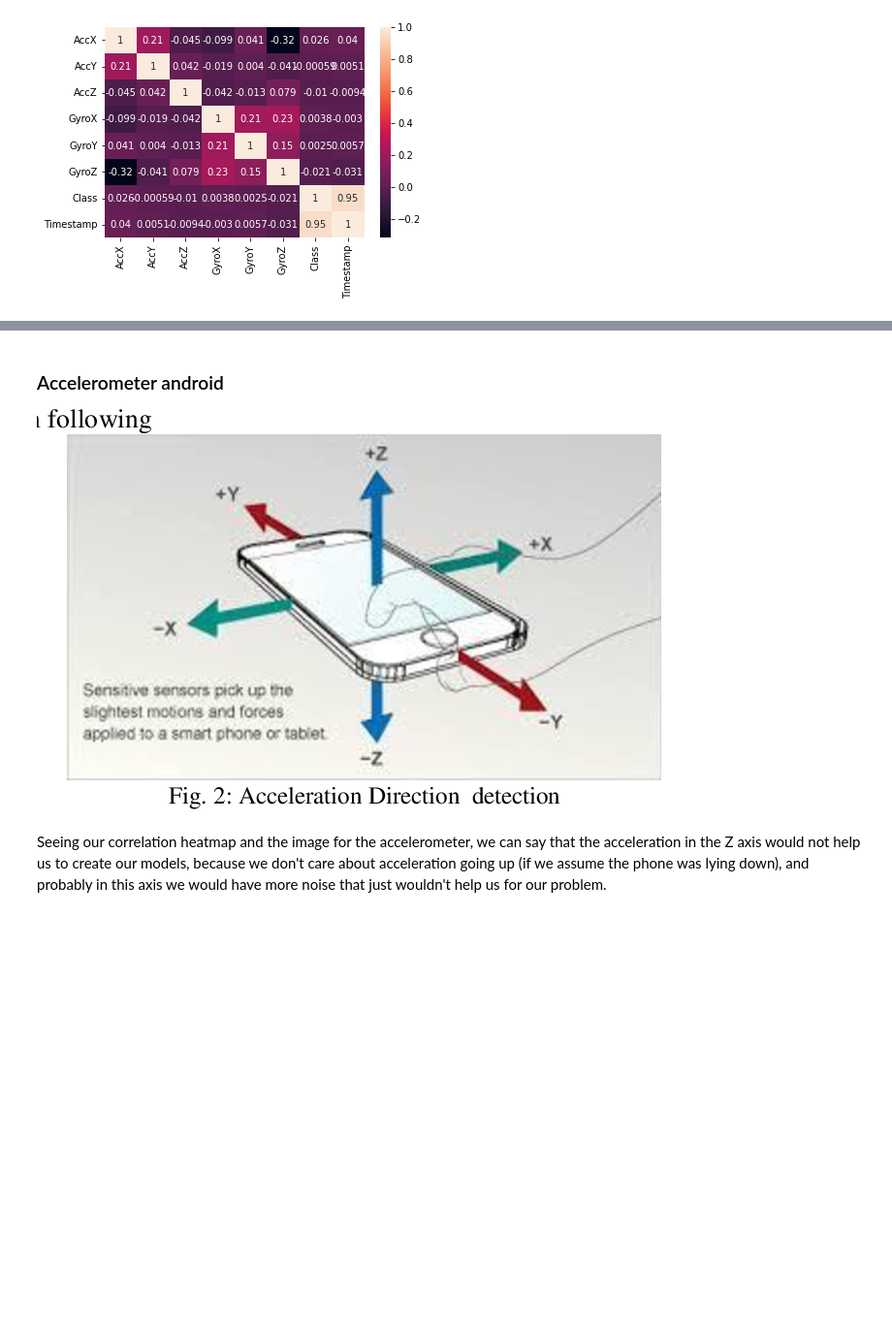
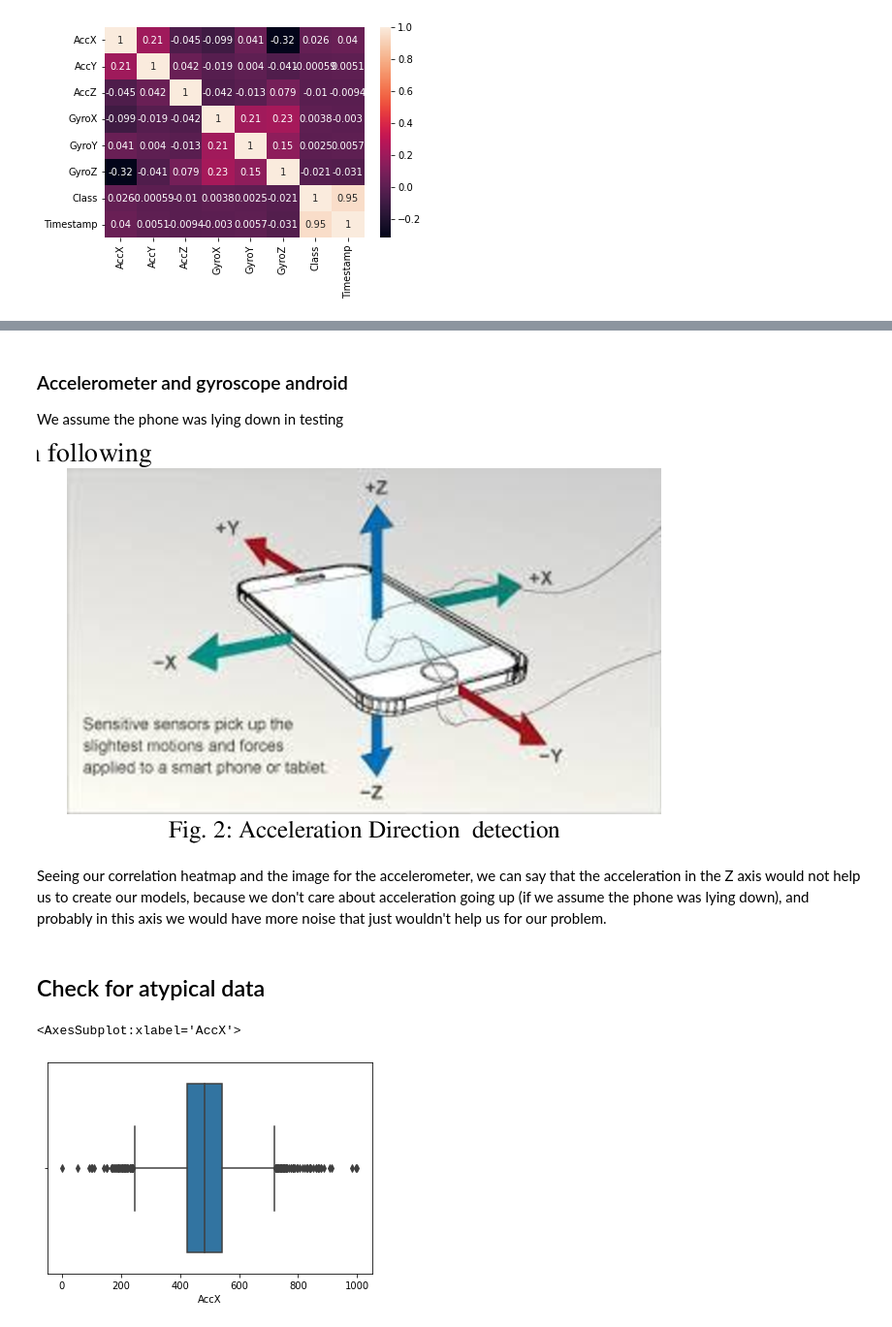
Before and after one commit to samueldiaz1004/driving_behavior_project, a Jupyter notebook: driving_behavior_clean_data.ipynb, the cells around one changed output, grey strips where cells are left out. Shown at 97% size. Drawn from its saved outputs; the diff is of its cells as text; code cells hidden in the pictures; blank space fills up the shorter version.

Commit message:
Started the studying for cleaning the data

```diff
--- a/driving_behavior_clean_data.ipynb
+++ b/driving_behavior_clean_data.ipynb
@@ -88,6 +316,15 @@ sns.heatmap(df_training.corr(), annot=True)
 # %% [markdown]
-### Accelerometer android
+### Accelerometer and gyroscope android
+
+We assume the phone was lying down in testing
 
 ![accelerometer.png](attachment:accelerometer.png)
 # %% [markdown]
 Seeing our correlation heatmap and the image for the accelerometer, we can say that the acceleration in the Z axis would not help us to create our models, because we don't care about acceleration going up (if we assume the phone was lying down), and probably in this axis we would have more noise that just wouldn't help us for our problem.
+# %% [markdown]
+## Check for atypical data
+# %%
+sns.boxplot(x=df_training.AccX)
+# %% [output]
+<AxesSubplot:xlabel='AccX'>
+[figure, added]
```
Also changed, not shown: parts of 31 cells of this notebook, 4 other files.
